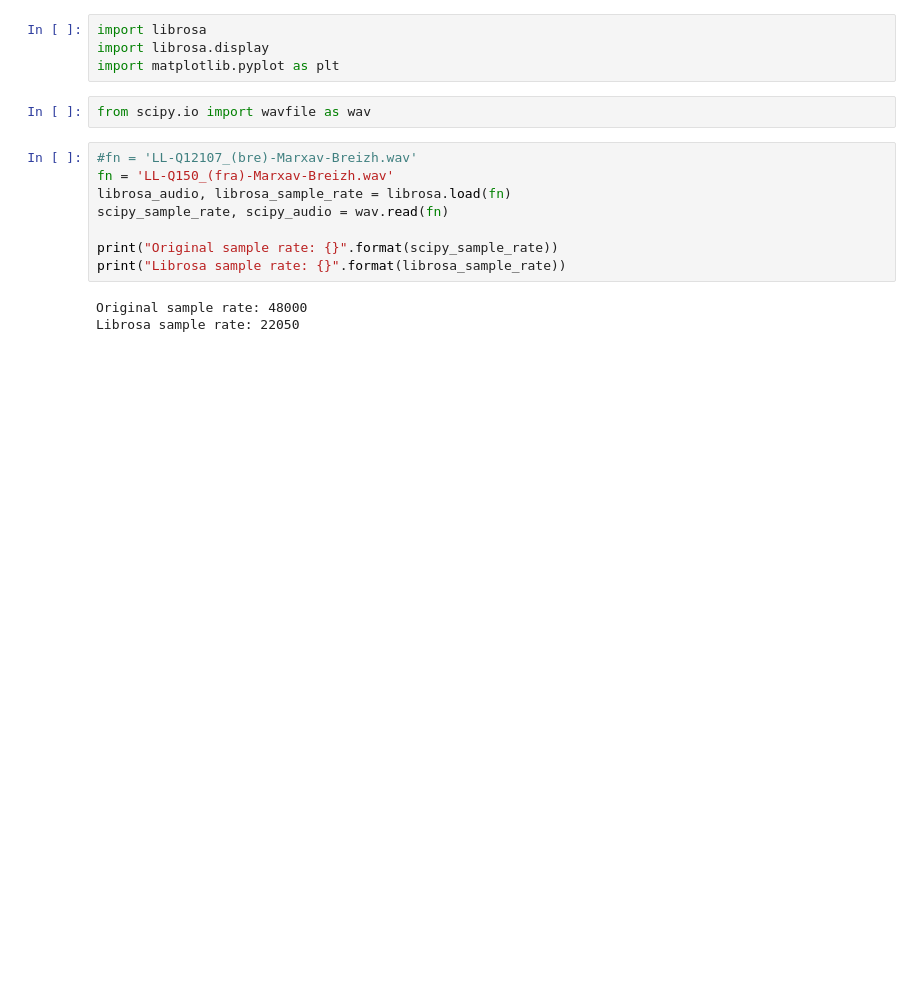
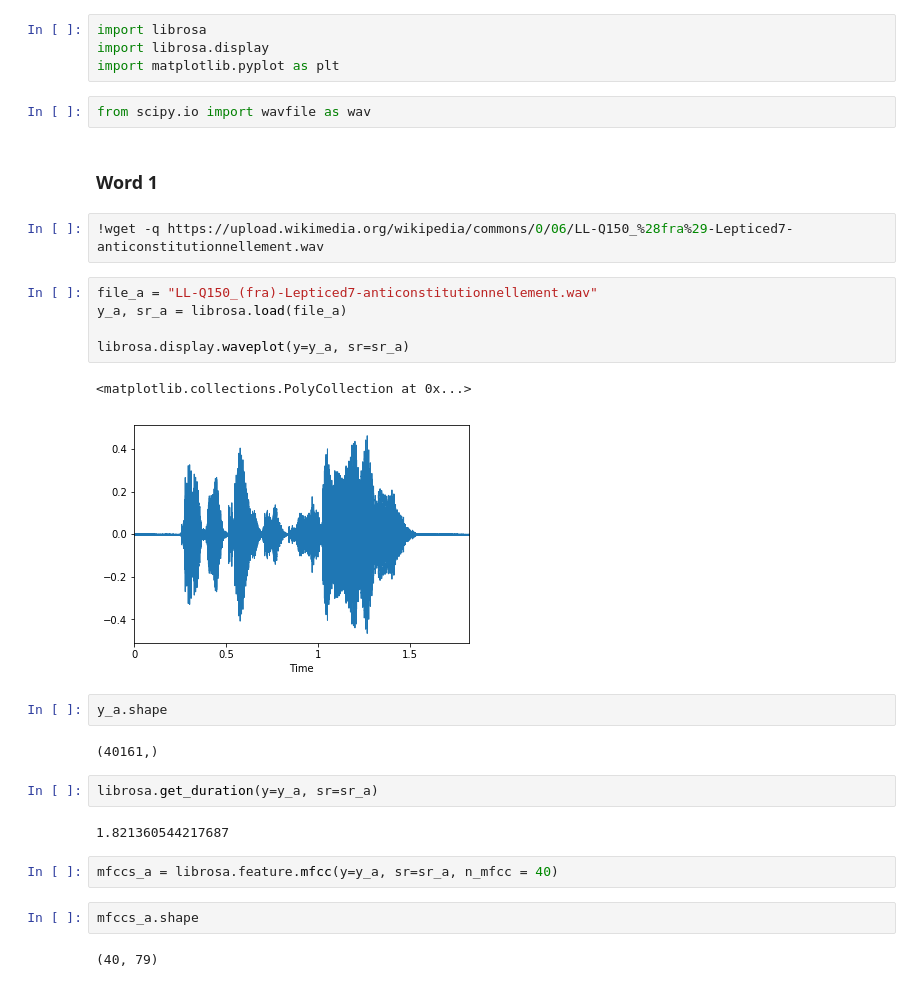
Before and after one commit to marxav/hello-world, a Jupyter notebook: librosa.ipynb, the cells around one changed output. Saved outputs shown, nothing was run; the diff lists cells and outputs as text; blank space fills up the shorter version.

```diff
--- a/librosa.ipynb
+++ b/librosa.ipynb
@@ -4,14 +4,29 @@ import librosa.display
 import matplotlib.pyplot as plt
 # %%
 from scipy.io import wavfile as wav
-# %%
-#fn = 'LL-Q12107_(bre)-Marxav-Breizh.wav'
-fn = 'LL-Q150_(fra)-Marxav-Breizh.wav'
-librosa_audio, librosa_sample_rate = librosa.load(fn)
-scipy_sample_rate, scipy_audio = wav.read(fn)
-
-print("Original sample rate: {}".format(scipy_sample_rate))
-print("Librosa sample rate: {}".format(librosa_sample_rate))
-# %% [output]
-Original sample rate: 48000
-Librosa sample rate: 22050
+# %% [markdown]
+### Word 1
+# %%
+!wget -q https://upload.wikimedia.org/wikipedia/commons/0/06/LL-Q150_%28fra%29-Lepticed7-anticonstitutionnellement.wav
+# %%
+file_a = "LL-Q150_(fra)-Lepticed7-anticonstitutionnellement.wav"
+y_a, sr_a = librosa.load(file_a)
+
+librosa.display.waveplot(y=y_a, sr=sr_a)
+# %% [output]
+<matplotlib.collections.PolyCollection at 0x...>
+[figure, added]
+# %%
+y_a.shape
+# %% [output]
+(40161,)
+# %%
+librosa.get_duration(y=y_a, sr=sr_a)
+# %% [output]
+1.821360544217687
+# %%
+mfccs_a = librosa.feature.mfcc(y=y_a, sr=sr_a, n_mfcc = 40)
+# %%
+mfccs_a.shape
+# %% [output]
+(40, 79)
```
Also changed, not shown: parts of 14 cells of this notebook.
